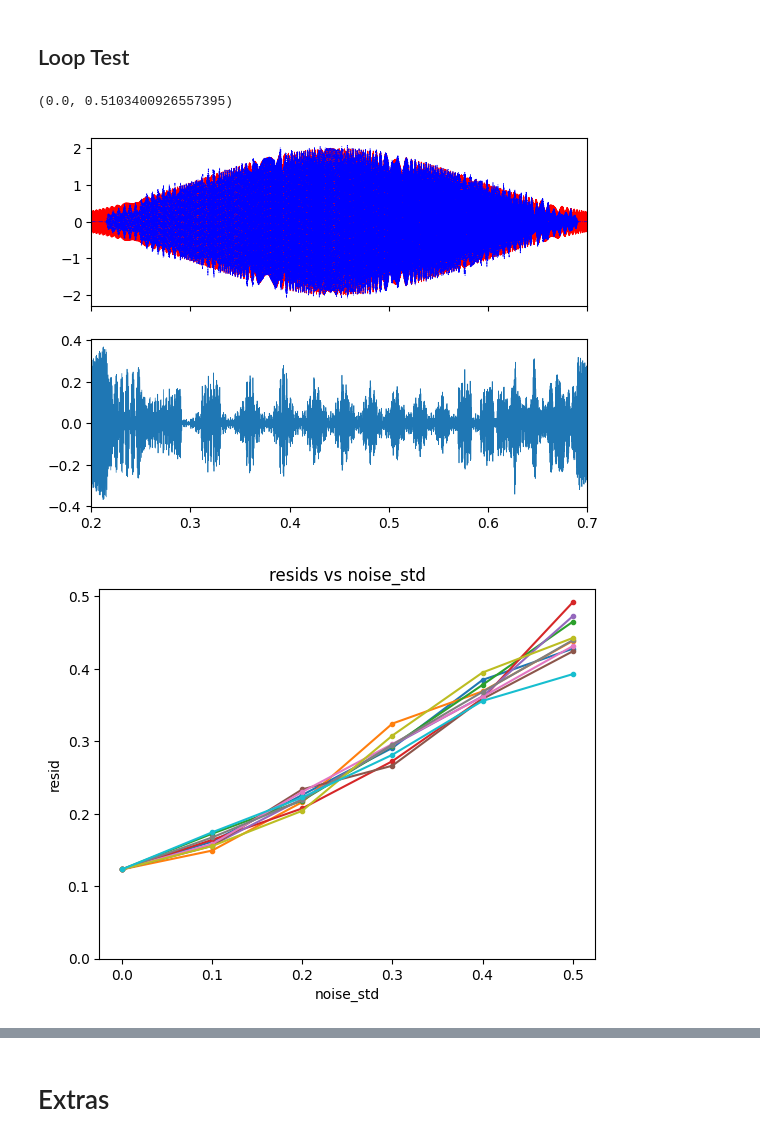
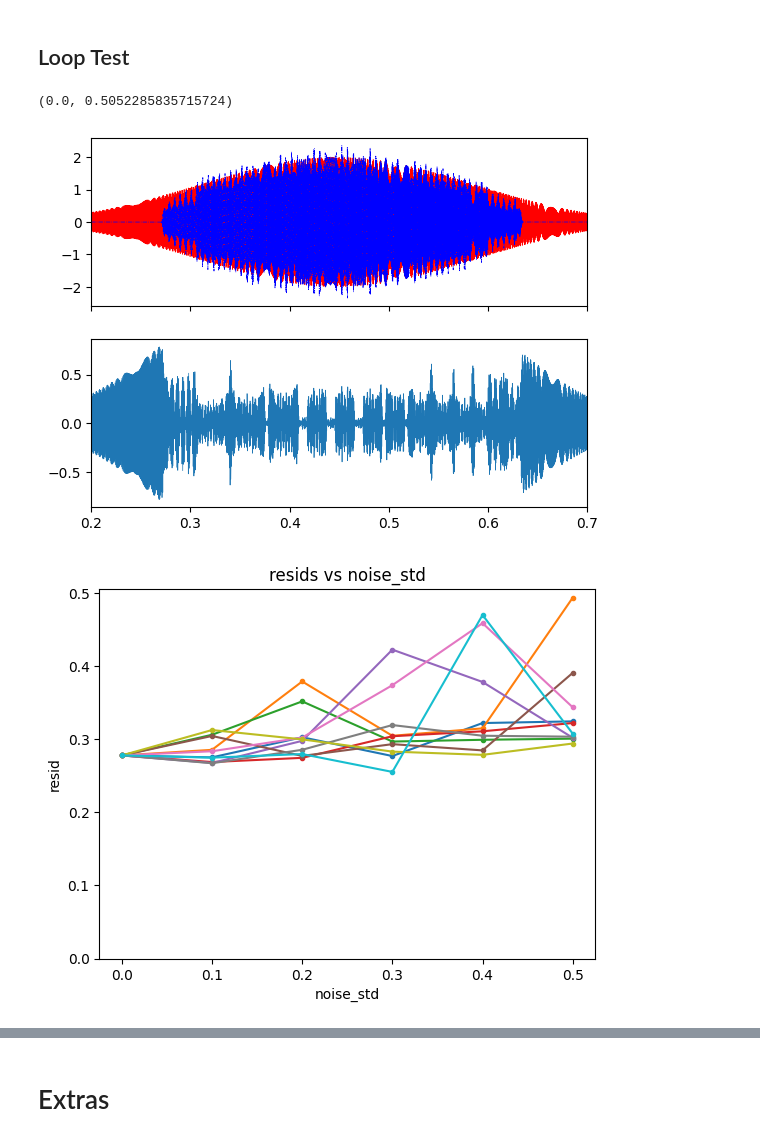
Before and after one commit to nacrocker/automated-segmentation, a Jupyter notebook: maxtree_tests_with_synthetic_data_and_noise.ipynb, the cells around one changed output, grey strips where cells are left out. Cells and saved outputs as stored; diff of their text form; code cells hidden in the pictures.

```diff
--- a/maxtree_tests_with_synthetic_data_and_noise.ipynb
+++ b/maxtree_tests_with_synthetic_data_and_noise.ipynb
@@ -1147,11 +1147,12 @@ t0=t[int(nt/16)]
 t1=t[int(nt/16)+int(nt*3/4)-1]
 chirps.append(Chirp(amp=2.0, t0=t0, t1=t1, f0=0.3*fN, f1=0.9*fN))
 
-#t0=t[int(nt/8)]
-#t1=t[int(nt/8)+int(nt*3/4)-1]
-#chirps.append(Chirp(amp=1.5, t0=t0, t1=t1, f0=0.15*fN, f1=0.7*fN))
+t0=t[int(nt/8)]
+t1=t[int(nt/8)+int(nt*3/4)-1]
+chirps.append(Chirp(amp=1.5, t0=t0, t1=t1, f0=0.15*fN, f1=0.7*fN))
 
 sig0 = add_funcsigs(chirps,t)
+#sig0 = 0*t
 #noise_generator_seed = 12345
 noise_generator_seed = None
 noise_generator = np.random.default_rng(seed=noise_generator_seed).normal
@@ -1244,13 +1245,14 @@ self=spmxtr
 signaltonoise=self.volume/(self.area*self.image)
 #signaltonoise=self.volume/(self.area*self.peak)
 avspecdens=self.volume/self.area*self.extents[...,1]
-#avspecdens=self.volume/self.area
+avspecheight=self.volume/self.area
 specdens_signaltonoise=self.volume*self.extents[...,1]/(self.area*self.image)
 volume_growth=self.volume*self.extents[...,1]
 
 
 #gain=signaltonoise.copy()
-gain=avspecdens.copy()
+gain = avspecheight.copy()
+#gain=avspecdens.copy()
 #gain=specdens_signaltonoise.copy()
 gain_rav=gain.ravel()
 
@@ -1449,6 +1451,7 @@ noise_generator = np.random.default_rng(seed=noise_generator_seed).normal
 noise_mean=0
 noise_stds = np.linspace(0,.5,6)
 
+ntop = 2
 ntrials = 10
 resids = np.zeros((len(noise_stds),ntrials))
 saved=dict()
@@ -1466,41 +1469,48 @@ for istd,noise_std in enumerate(noise_stds):
       signaltonoise=self.volume/(self.area*self.image)
       #signaltonoise=self.volume/(self.area*self.peak)
       avspecdens=self.volume/self.area*self.extents[...,1]
-      #avspecdens=self.volume/self.area
+      avspecheight=self.volume/self.area
+      specdens_signaltonoise=self.volume*self.extents[...,1]/(self.area*self.image)
+      volume_growth=self.volume*self.extents[...,1]
 
       #gain=signaltonoise.copy()
-      gain=avspecdens.copy()
+      gain = avspecheight.copy()
+      #gain=avspecdens.copy()
+      #gain=specdens_signaltonoise.copy()
       gain_rav=gain.ravel()
 
       mxgnnds = self.maxattrnodes(gain) # for each node, find maxixum gain of itself and its ancecstors
       mxgnnds = self.optimummaxattrnodes(gain,maxattrnodes=mxgnnds) #prune gain-maximum nodes to leave only nodes with no descencdent having higher gain.
       mxgnndinds = np.flatnonzero(mxgnnds)
       mxgnndinds = mxgnndinds[np.argsort(gain.ravel()[mxgnndinds])]
       mxgn=gain*(mxgnnds > 0)
 
       mxgnndslabeltopfill, mxgnndslabeltop = self.label_image_components(mxgnndinds,range(mxgnndinds.size,0,-1),returnLabledNodes=True)
+      mxgntop=gain*(mxgnndslabeltop > 0)
+      mxgntopfill = self.fill_components_from_markers(mxgntop)
 
-      sigstftfilt = sigstft*(mxgnndslabeltopfill > 0)
+      filt = ((mxgnndslabeltopfill > 0) & (mxgnndslabeltopfill <= ntop))
+      sigstftfilt = sigstft*filt
       sigfilt = SFT.istft(sigstftfilt,k1=nt)
-      resids[istd,itr] = np.sqrt(np.mean(np.abs(sigfilt-sig)**2))
+      resids[istd,itr] = np.sqrt(np.mean(np.abs(sigfilt-sig0)**2))
       if itr == 0 and istd == 0:
           saved.update(dict(sig=sig,sigfilt=sigfilt))
 
 
 fig, (ax1,ax2) = plt.subplots(2,1,sharex=True)
 ax1.plot(t,saved['sig'],'r',linewidth=0.5)
 ax1.plot(t,saved['sigfilt'],'b-.',linewidth=0.5)
 ax2.plot(t,saved['sigfilt']-saved['sig'],linewidth=0.5)
 plt.xlim(np.array([0,.5])+0.2)
 
 fig, ax = plt.subplots()
 stdsig0 = np.sqrt(np.mean(np.abs(sig0)**2))
 ax.plot(noise_stds,resids/stdsig0,'.-')
 ax.set_title('resids vs noise_std')
 ax.set_xlabel('noise_std')
 ax.set_ylabel('resid')
 ax.set_ylim(bottom=0)
 # %% [output]
-(0.0, 0.5103400926557395)
+(0.0, 0.5052285835715724)
-[figure, old version]
+[figure, new version]
-[figure, old version]
+[figure, new version]
```
Also changed, not shown: parts of 3 cells of this notebook.
